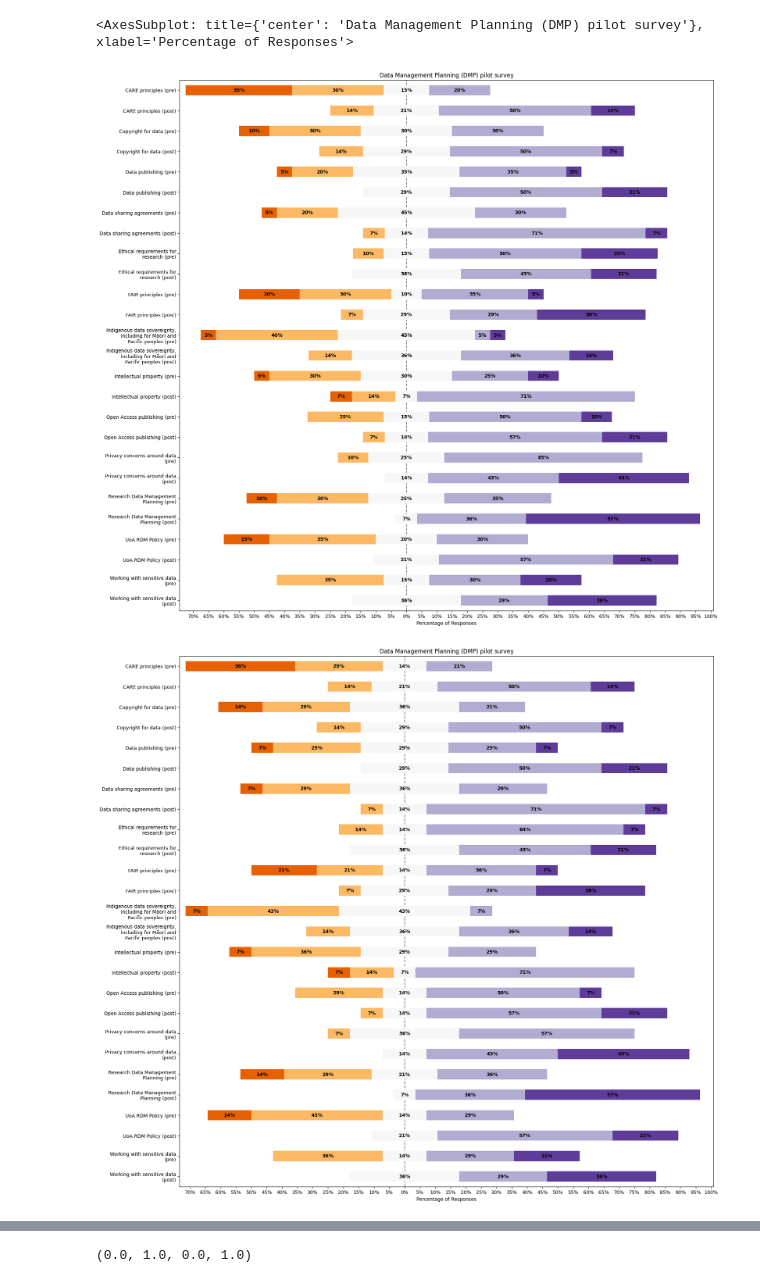
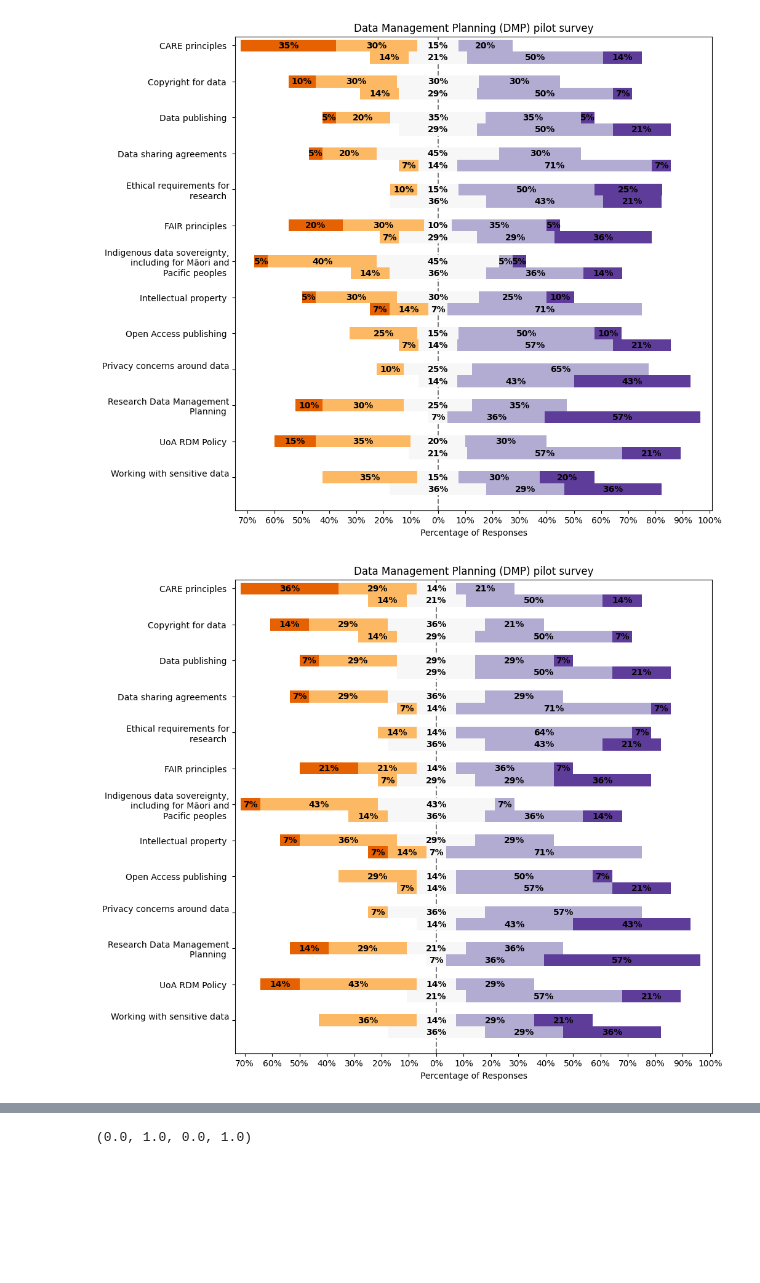
Before and after one commit to UoA-eResearch/likert, a Jupyter notebook: likert.ipynb, the cells around one changed output, grey strips where cells are left out. Drawn from its saved outputs; the diff is of its cells as text; code cells hidden in the pictures; blank space fills up the shorter version.

Commit message:
stacked grouped bar plots

```diff
--- a/likert.ipynb
+++ b/likert.ipynb
@@ -11,6 +11,7 @@ post = pd.read_csv("data/Data Management Planning (DMP) post-pilot survey.csv",
 post.columns = pd.Series(post.columns).apply(lambda c: c.strip("\xa0") + " (post)")
 df = pd.concat([pre, post], axis=1)
 df = df[~df.index.isna()]
+df["dummy"] = pd.NA
 df
 # %% [output]
 |  | CARE principles (pre) | Copyright for data (pre) | Data publishing (pre) | Data sharing agreements (pre) | ... |
@@ -35,6 +36,7 @@ cols = []
 for i in range(len(pre.columns)):
   cols.append(pre.columns[i])
   cols.append(post.columns[i])
+  cols.append("dummy")
 cols
 # %% [output]
 ['CARE principles (pre)',
@@ -79,13 +81,19 @@ df
 scale = ['No awareness', 'Minimal', 'Fair', 'Good', 'Excellent']
 colors = ["#ffffff00", '#e66101','#fdb863','#f7f7f7','#b2abd2','#5e3c99']
 # %%
-plt.rcParams['figure.figsize'] = (20,20)
+plt.rcParams['figure.figsize'] = (10,10)
 #plt.rcParams['figure.dpi'] = 200
-plot_likert(df, scale, colors=colors, plot_percentage=True, bar_labels=True, bar_labels_color="black", title=f"Data Management Planning (DMP) pilot survey", legend=False)
-plot_likert(df.dropna(), scale, colors=colors, plot_percentage=True, bar_labels=True, bar_labels_color="black", title=f"Data Management Planning (DMP) pilot survey", legend=False)
+ax = plot_likert(df, scale, colors=colors, plot_percentage=True, bar_labels=True, bar_labels_color="black", title=f"Data Management Planning (DMP) pilot survey", legend=False, width=1)
+ax.set_yticklabels(label.get_text().replace("(post)", "").replace("(pre)", "") for label in ax.get_yticklabels())
+ax.set_yticks(ax.get_yticks()[2::3])
+plt.show()
+
+ax = plot_likert(df.dropna(subset="Working with sensitive data (post)"), scale, colors=colors, plot_percentage=True, bar_labels=True, bar_labels_color="black", title=f"Data Management Planning (DMP) pilot survey", legend=False, width=1)
+ax.set_yticklabels(label.get_text().replace("(post)", "").replace("(pre)", "") for label in ax.get_yticklabels())
+ax.set_yticks(ax.get_yticks()[2::3])
+plt.show()
 # %% [output]
-<AxesSubplot: title={'center': 'Data Management Planning (DMP) pilot survey'}, xlabel='Percentage of Responses'>
-[figure, old version]
+[figure, new version]
-[figure, old version]
+[figure, new version]
 # %%
 phd = ["DMP03", "DMP09", "DMP10", "DMP16", "DMP17"]
```
Also changed, not shown: parts of 3 cells of this notebook.
